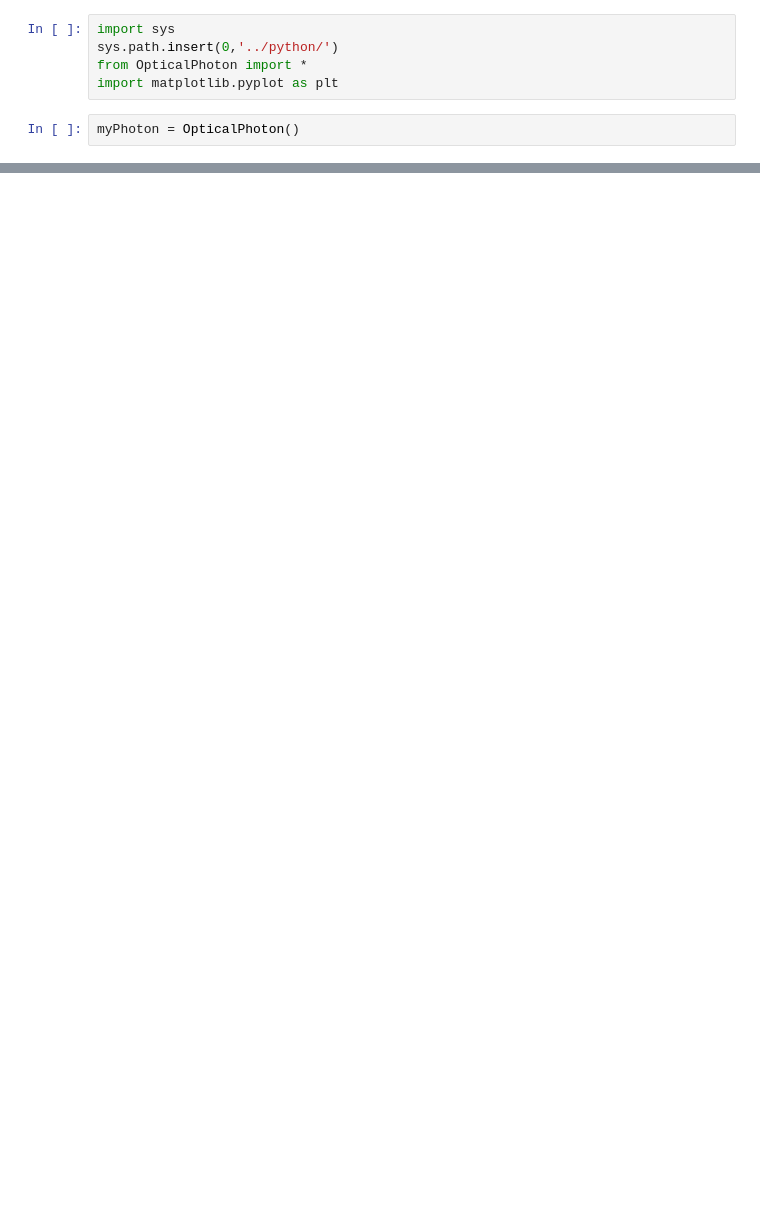
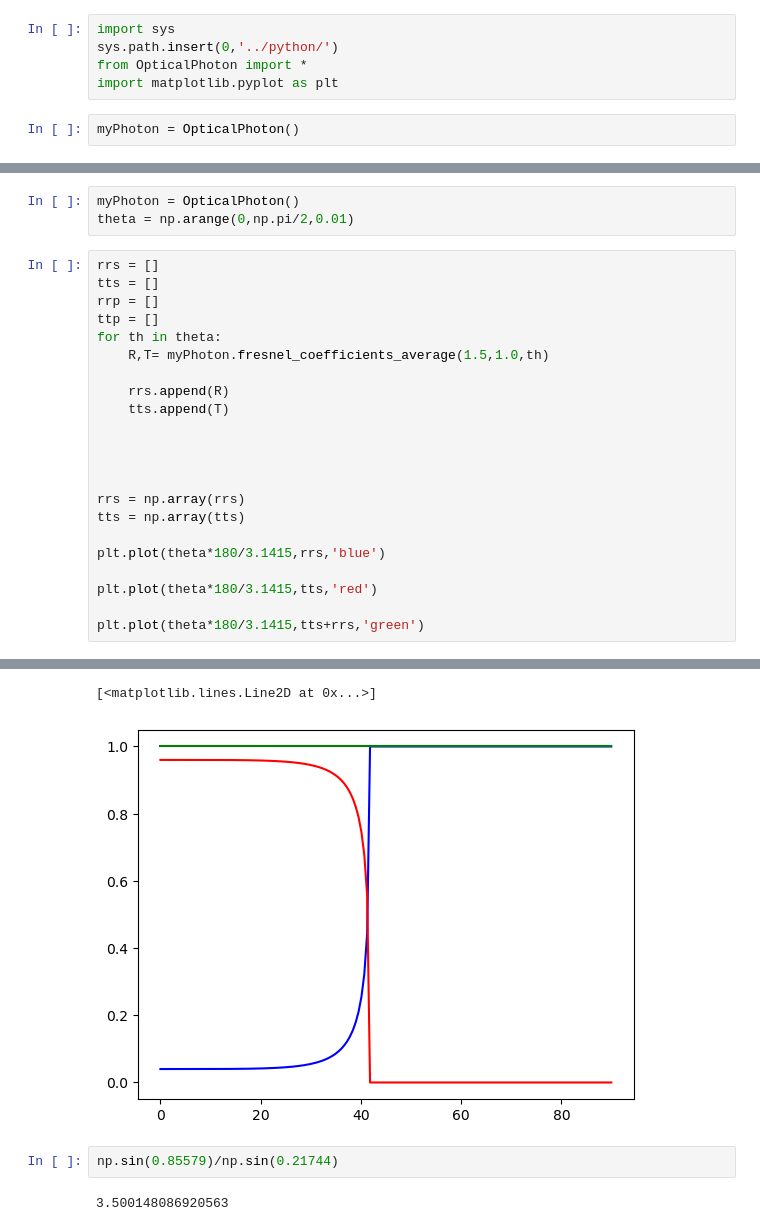
Before and after one commit to acolijn/OptoSim, a Jupyter notebook: notebook/test env.ipynb, the cells around one changed output, grey strips where cells are left out. Cells and saved outputs as stored; diff of their text form; blank space fills up the shorter version.

Commit message:
photon transport progress

```diff
--- a/notebook/test env.ipynb
+++ b/notebook/test env.ipynb
@@ -51,0 +58,26 @@ direction (-0.9241058008359835, 0.16180143885632067, 0.34619180123929866)
+# %%
+myPhoton = OpticalPhoton()
+theta = np.arange(0,np.pi/2,0.01)
+# %%
+rrs = []
+tts = []
+rrp = []
+ttp = []
+for th in theta:
+    R,T= myPhoton.fresnel_coefficients_average(1.5,1.0,th)
+
+    rrs.append(R)
+    tts.append(T)
+
+
+
+
+rrs = np.array(rrs)
+tts = np.array(tts)
+
+plt.plot(theta*180/3.1415,rrs,'blue')
+
+plt.plot(theta*180/3.1415,tts,'red')
+
+plt.plot(theta*180/3.1415,tts+rrs,'green')
+# %% [output]
@@ -51,0 +101,6 @@ direction (-0.9241058008359835, 0.16180143885632067, 0.34619180123929866)
+[<matplotlib.lines.Line2D at 0x...>]
+[figure, added]
+# %%
+np.sin(0.85579)/np.sin(0.21744)
+# %% [output]
+3.500148086920563
```
Also changed, not shown: parts of 7 cells of this notebook, 1 other file.
